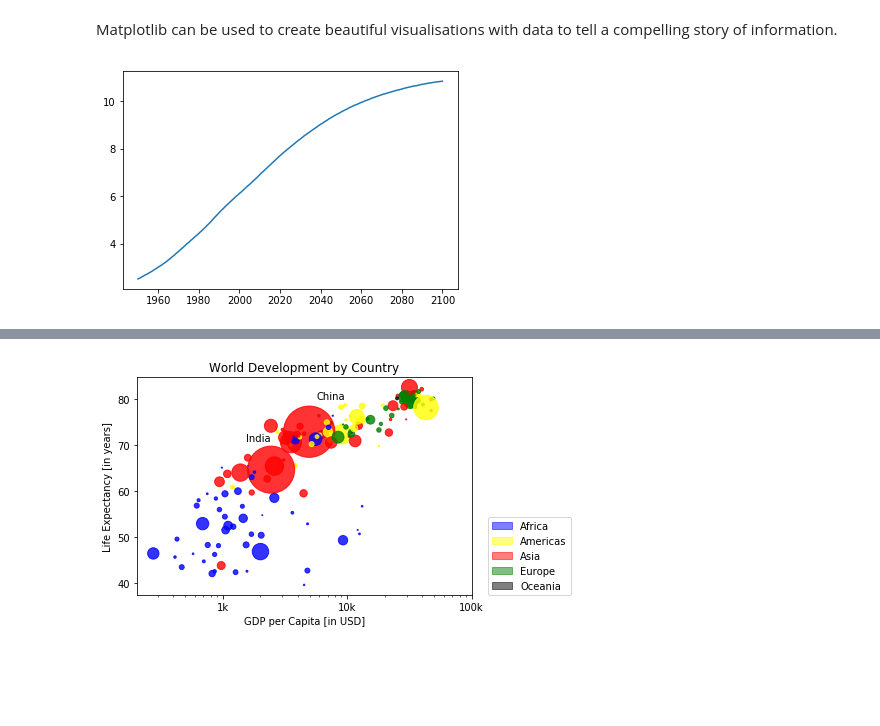
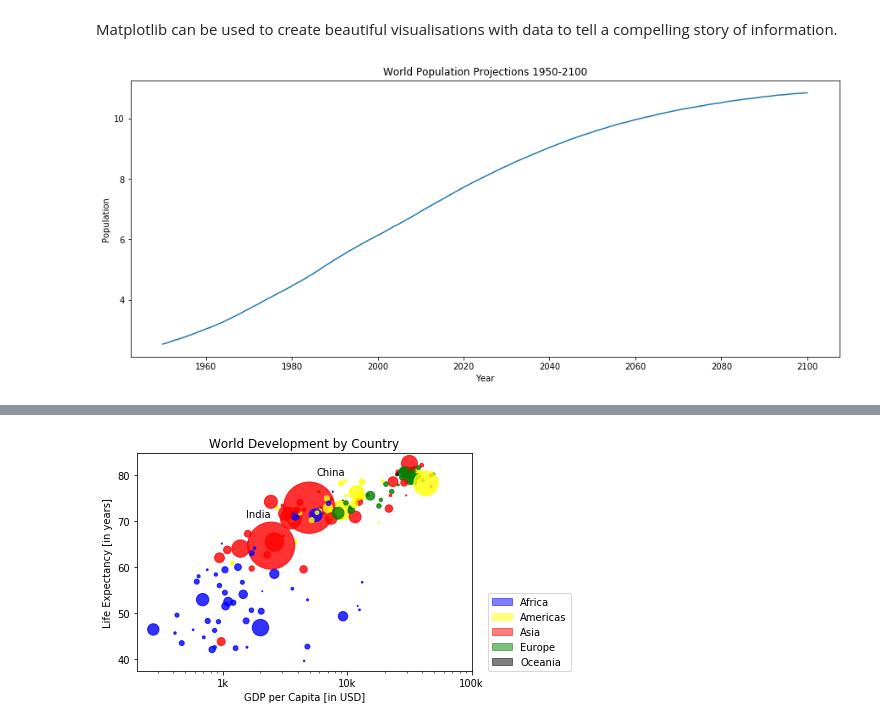
Before and after one commit to LRS4/Python-DataScience, a Jupyter notebook: Matplotlib.ipynb, the cells around one changed output, grey strips where cells are left out. Drawn from its saved outputs; the diff is of its cells as text; code cells hidden in the pictures; blank space fills up the shorter version.

```diff
--- a/Matplotlib.ipynb
+++ b/Matplotlib.ipynb
@@ -12,9 +12,13 @@ gdp_cap = [974.5803384, 5937.029525999998, 6223.367465, 4797.231267, 12779.37964
 # %%
 # population over time
 
 import matplotlib.pyplot as plt
 
+fig, axes = plt.subplots(figsize=(15,6))
 plt.plot(year, pop)
+plt.xlabel("Year")
+plt.ylabel("Population")
+plt.title("World Population Projections 1950-2100")
 plt.show();
 # %% [output]
-[figure, old version]
+[figure, new version]
```
Also changed, not shown: parts of 8 cells of this notebook.
